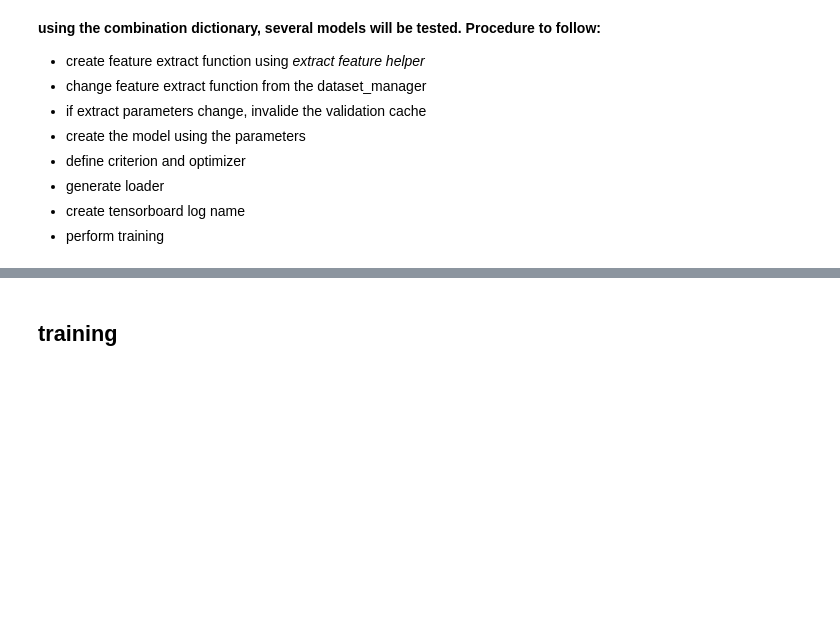
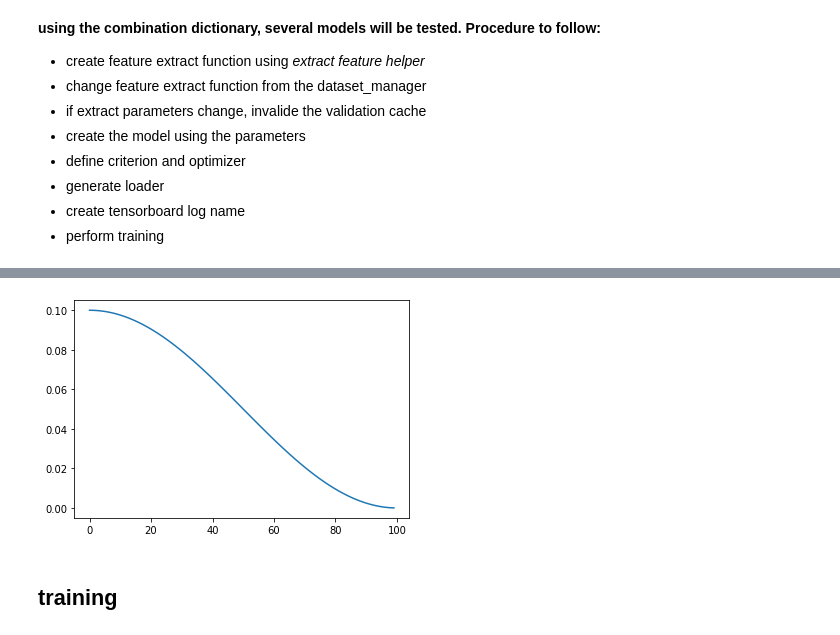
Before and after one commit to lcances/Deep-Co-Training, a Jupyter notebook: notebooks/full_supervised.ipynb, the cells around one changed output, grey strips where cells are left out. Cells and saved outputs as stored; diff of their text form; code cells hidden in the pictures; blank space fills up the shorter version.

```diff
--- a/notebooks/full_supervised.ipynb
+++ b/notebooks/full_supervised.ipynb
@@ -370,21 +434,29 @@ val_dataset = torch.utils.data.TensorDataset(x, y)
 # %%
 # training parameters
 nb_epoch = 100
-batch_size = 32
+batch_size = 64
 nb_batch = len(train_dataset) // batch_size
 
 training_loader = torch.utils.data.DataLoader(train_dataset, batch_size=batch_size, shuffle=True, num_workers=8)
 val_loader = torch.utils.data.DataLoader(val_dataset, batch_size=batch_size, shuffle=True, num_workers=4)
 
 # scheduler
-lr_lambda = lambda epoch: 0.5 * (np.cos(np.pi * epoch / nb_epoch) + 1)
+lr_lambda = lambda epoch: 0.05 * (np.cos(np.pi * epoch / nb_epoch) + 1)
 lr_scheduler = LambdaLR(optimizer, lr_lambda=lr_lambda)
 callbacks = [lr_scheduler]
 # callbacks = []
 
 # tensorboard
-title = "%s_cnn_Cosd-lr_sgd-0.01lr-wd0.001_%de_0.5n" % ( get_datetime(), nb_epoch )
+title = "%s_%s_Cosd-lr_sgd-0.01lr-wd0.001_%de_no_augment" % ( get_datetime(), model_func.__name__, nb_epoch )
 tensorboard = SummaryWriter(log_dir="tensorboard/%s" % title, comment=model_func.__name__)
+# %%
+import matplotlib.pyplot as plt
+a = np.arange(0, 100)
+b = lr_lambda(a)
+plt.plot(b)
+plt.show()
+# %% [output]
+[figure, added]
 # %% [markdown]
 ## training
 # %%
```
Also changed, not shown: parts of 12 cells of this notebook, 2 other files.
